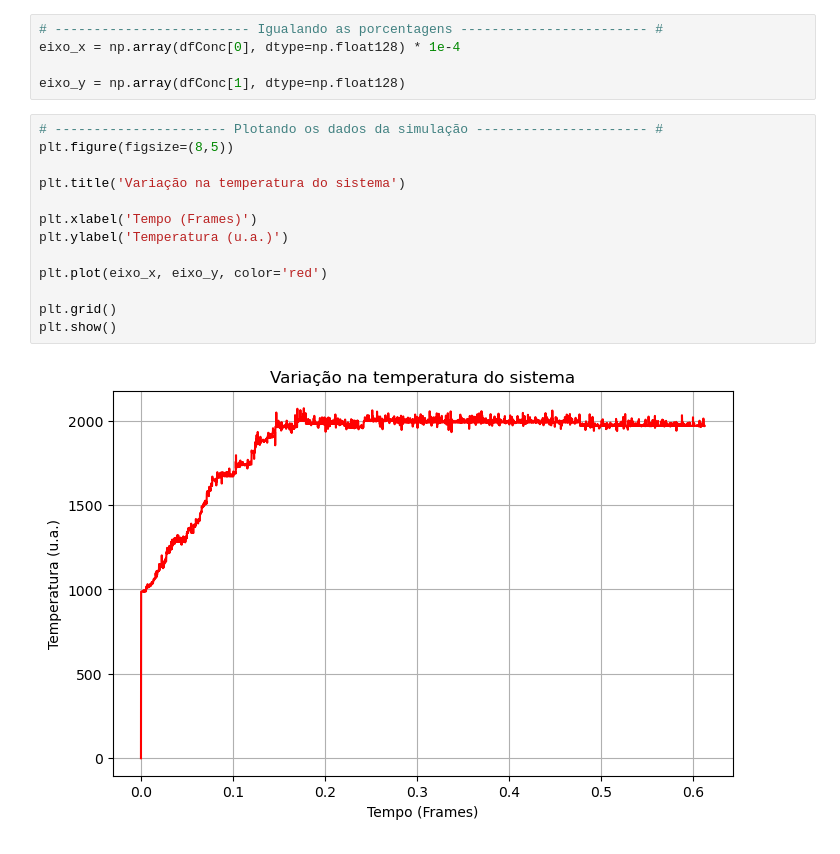
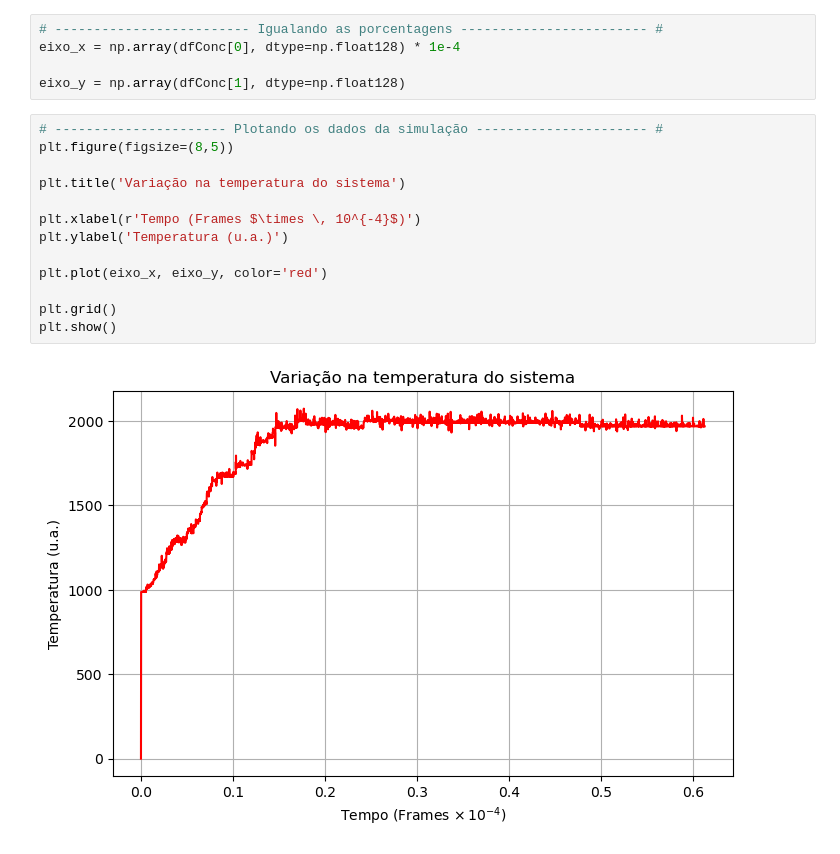
Before and after one commit to alicevk/cinetica-quimica, a Jupyter notebook: graficoTemp.ipynb, the cells around one changed output. Drawn from its saved outputs; the diff is of its cells as text.

```diff
--- a/graficoTemp.ipynb
+++ b/graficoTemp.ipynb
@@ -31,15 +31,15 @@ eixo_y = np.array(dfConc[1], dtype=np.float128)
 # %%
 # ---------------------- Plotando os dados da simulação ---------------------- #
 plt.figure(figsize=(8,5))
 
 plt.title('Variação na temperatura do sistema')
 
-plt.xlabel('Tempo (Frames)')
+plt.xlabel(r'Tempo (Frames $\times \, 10^{-4}$)')
 plt.ylabel('Temperatura (u.a.)')
 
 plt.plot(eixo_x, eixo_y, color='red')
 
 plt.grid()
 plt.show()
 # %% [output]
-[figure, old version]
+[figure, new version]
```
Also changed, not shown: 1 other file.
